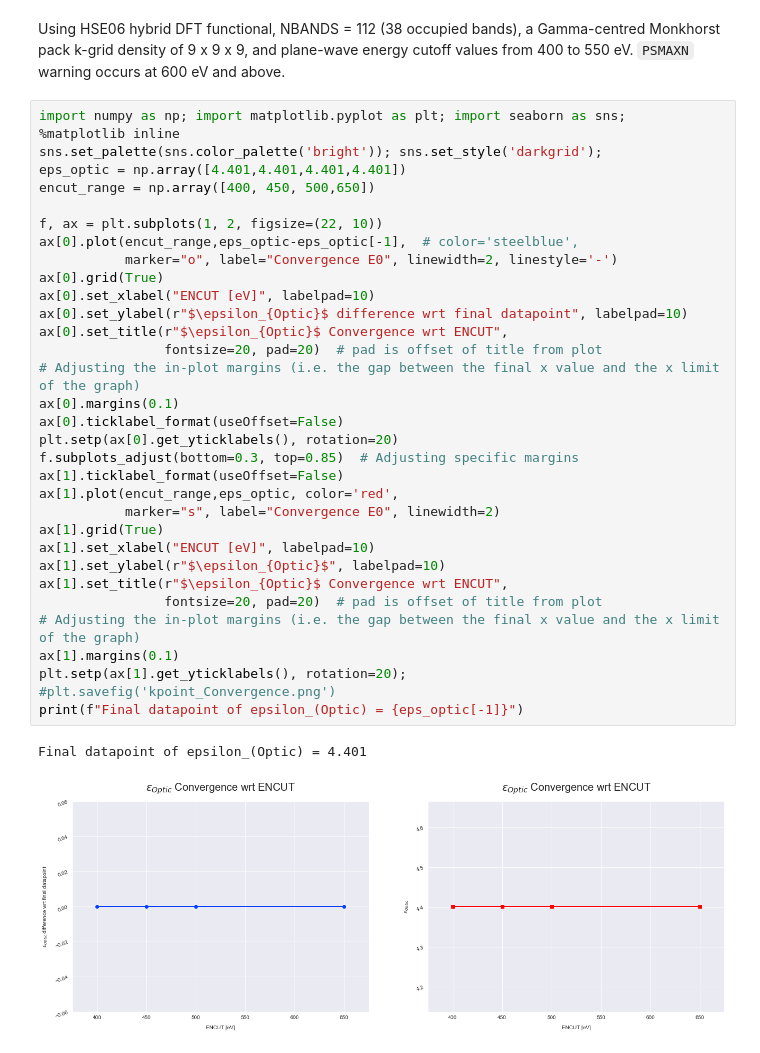
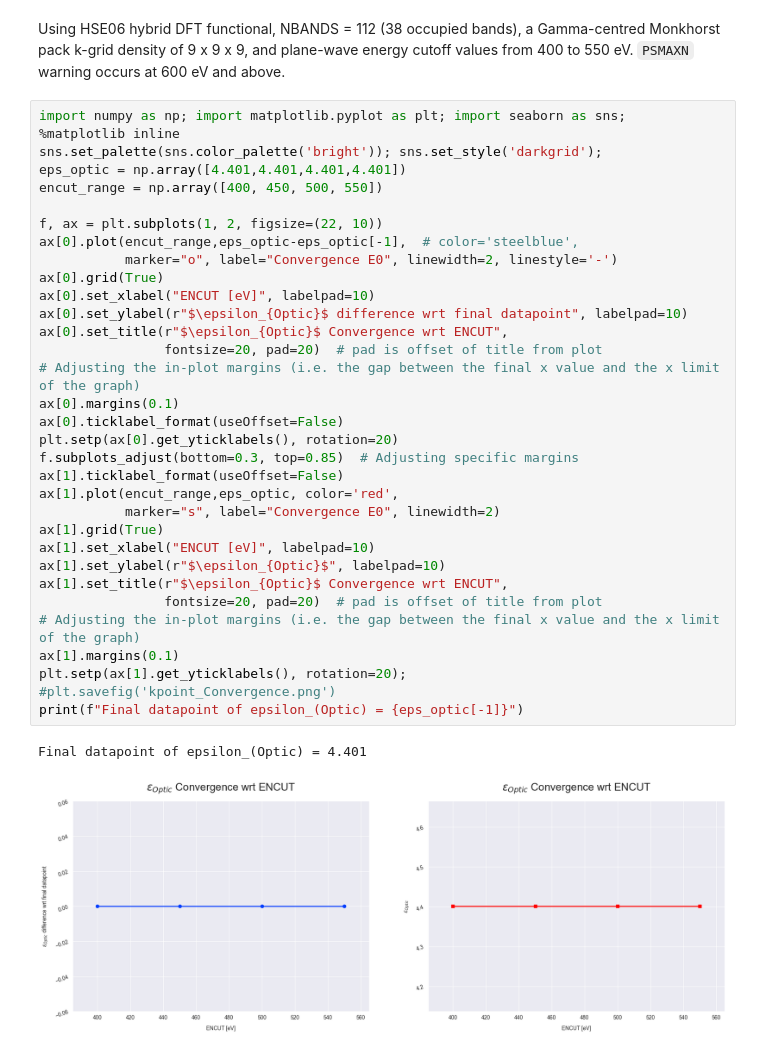
Before and after one commit to kavanase/vaspup2.0, a Jupyter notebook: Dielectric_Constants_Convergence.ipynb, the cells around one changed output. Saved outputs shown, nothing was run; the diff lists cells and outputs as text.

```diff
--- a/Dielectric_Constants_Convergence.ipynb
+++ b/Dielectric_Constants_Convergence.ipynb
@@ -311,34 +313,34 @@ import numpy as np; import matplotlib.pyplot as plt; import seaborn as sns;
 %matplotlib inline
 sns.set_palette(sns.color_palette('bright')); sns.set_style('darkgrid');
 eps_optic = np.array([4.401,4.401,4.401,4.401])
-encut_range = np.array([400, 450, 500,650])
+encut_range = np.array([400, 450, 500, 550])
 
 f, ax = plt.subplots(1, 2, figsize=(22, 10))
 ax[0].plot(encut_range,eps_optic-eps_optic[-1],  # color='steelblue',
            marker="o", label="Convergence E0", linewidth=2, linestyle='-')
 ax[0].grid(True)
 ax[0].set_xlabel("ENCUT [eV]", labelpad=10)
 ax[0].set_ylabel(r"$\epsilon_{Optic}$ difference wrt final datapoint", labelpad=10)
 ax[0].set_title(r"$\epsilon_{Optic}$ Convergence wrt ENCUT",
                 fontsize=20, pad=20)  # pad is offset of title from plot
 # Adjusting the in-plot margins (i.e. the gap between the final x value and the x limit of the graph)
 ax[0].margins(0.1)
 ax[0].ticklabel_format(useOffset=False)
 plt.setp(ax[0].get_yticklabels(), rotation=20)
 f.subplots_adjust(bottom=0.3, top=0.85)  # Adjusting specific margins
 ax[1].ticklabel_format(useOffset=False)
 ax[1].plot(encut_range,eps_optic, color='red',
            marker="s", label="Convergence E0", linewidth=2)
 ax[1].grid(True)
 ax[1].set_xlabel("ENCUT [eV]", labelpad=10)
 ax[1].set_ylabel(r"$\epsilon_{Optic}$", labelpad=10)
 ax[1].set_title(r"$\epsilon_{Optic}$ Convergence wrt ENCUT",
                 fontsize=20, pad=20)  # pad is offset of title from plot
 # Adjusting the in-plot margins (i.e. the gap between the final x value and the x limit of the graph)
 ax[1].margins(0.1)
 plt.setp(ax[1].get_yticklabels(), rotation=20);
 #plt.savefig('kpoint_Convergence.png')
 print(f"Final datapoint of epsilon_(Optic) = {eps_optic[-1]}")
 # %% [output]
 Final datapoint of epsilon_(Optic) = 4.401
-[figure, old version]
+[figure, new version]
```
Also changed, not shown: parts of 9 cells of this notebook, 1 other file.
